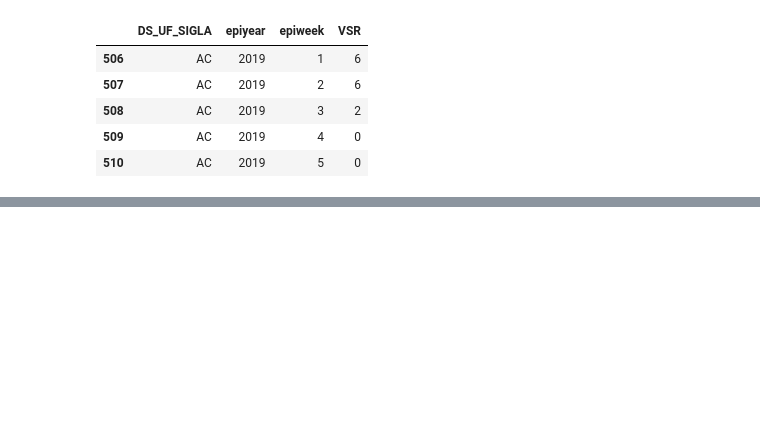
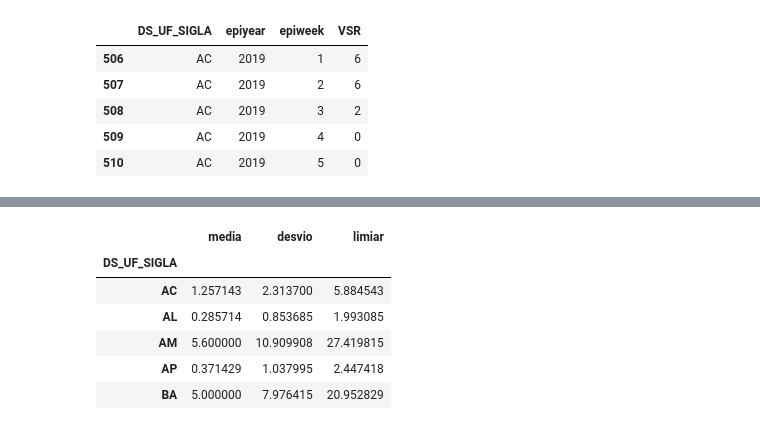
Before and after one commit to NataliaBrandaodeSousa/Picme-Modelagem-Estat-stica-de-doen-as-infecciosas, a Jupyter notebook: 01_exploracao.ipynb, the cells around one changed output, grey strips where cells are left out. Drawn from its saved outputs; the diff is of its cells as text; code cells hidden in the pictures; blank space fills up the shorter version.

```diff
--- a/01_exploracao.ipynb
+++ b/01_exploracao.ipynb
@@ -239,0 +296,10 @@ vsr_2019_2025.head()
+# %%
+# calcula média, desvio e limiar para cada estado
+limiar_estado = (
+    baseline
+    .groupby("DS_UF_SIGLA")["VSR"]
+    .agg(
+        media="mean",
+        desvio="std"
+    )
+)
@@ -239,0 +308,15 @@ vsr_2019_2025.head()
+# %%
+limiar_estado["limiar"] = (
+   limiar_estado["media"]
+    + 2 * limiar_estado["desvio"]
+)
+
+limiar_estado.head()
+# %% [output]
+|  | media | desvio | limiar |
+| DS_UF_SIGLA |  |  |  |
+| AC | 1.257143 | 2.313700 | 5.884543 |
+| AL | 0.285714 | 0.853685 | 1.993085 |
+| AM | 5.600000 | 10.909908 | 27.419815 |
+| AP | 0.371429 | 1.037995 | 2.447418 |
+| BA | 5.000000 | 7.976415 | 20.952829 |
```
Also changed, not shown: parts of 19 cells of this notebook.
